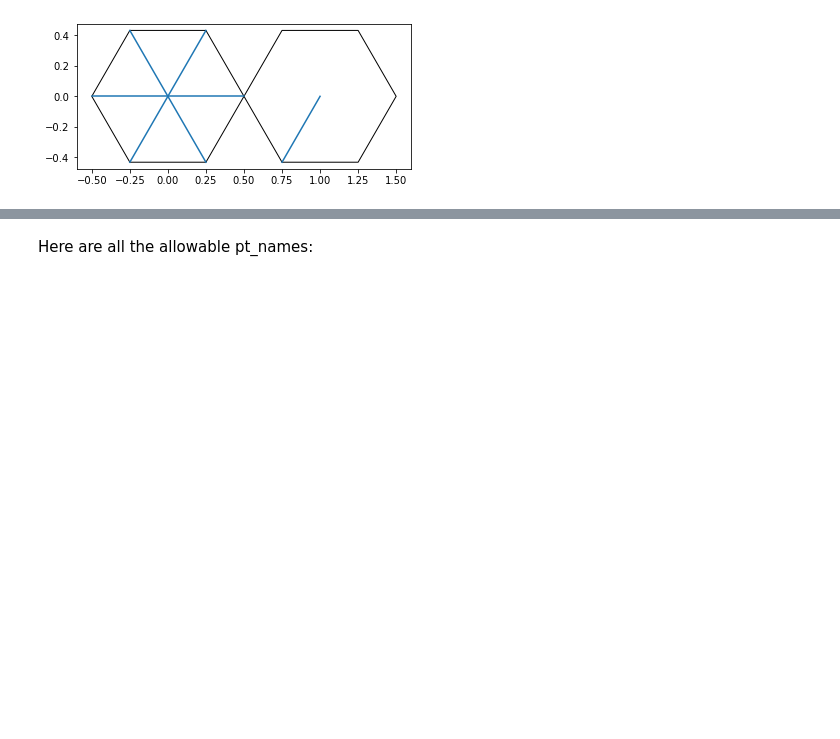
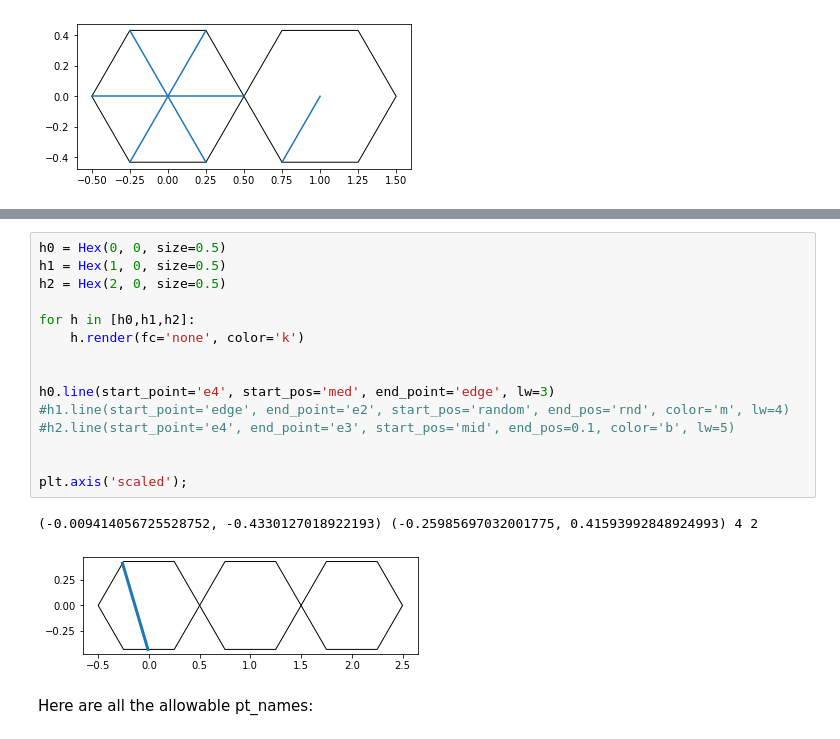
Before and after one commit to Ram-N/hexagons, a Jupyter notebook: D4_Documentation_Hexagon_Lines.ipynb, the cells around one changed output, grey strips where cells are left out. Drawn from its saved outputs; the diff is of its cells as text; blank space fills up the shorter version.

```diff
--- a/D4_Documentation_Hexagon_Lines.ipynb
+++ b/D4_Documentation_Hexagon_Lines.ipynb
@@ -84,3 +87,21 @@ plt.axis('scaled');
+# %%
+h0 = Hex(0, 0, size=0.5)
+h1 = Hex(1, 0, size=0.5)
+h2 = Hex(2, 0, size=0.5)
+
+for h in [h0,h1,h2]:
+    h.render(fc='none', color='k')
+
+
+h0.line(start_point='e4', start_pos='med', end_point='edge', lw=3)
+#h1.line(start_point='edge', end_point='e2', start_pos='random', end_pos='rnd', color='m', lw=4)
+#h2.line(start_point='e4', end_point='e3', start_pos='mid', end_pos=0.1, color='b', lw=5)
+
+
+plt.axis('scaled');
+# %% [output]
+(-0.009414056725528752, -0.4330127018922193) (-0.25985697032001775, 0.41593992848924993) 4 2
+[figure, added]
 # %% [markdown]
 Here are all the allowable pt_names:
 # %% [markdown]
```
Also changed, not shown: parts of 6 cells of this notebook, 4 other files.
